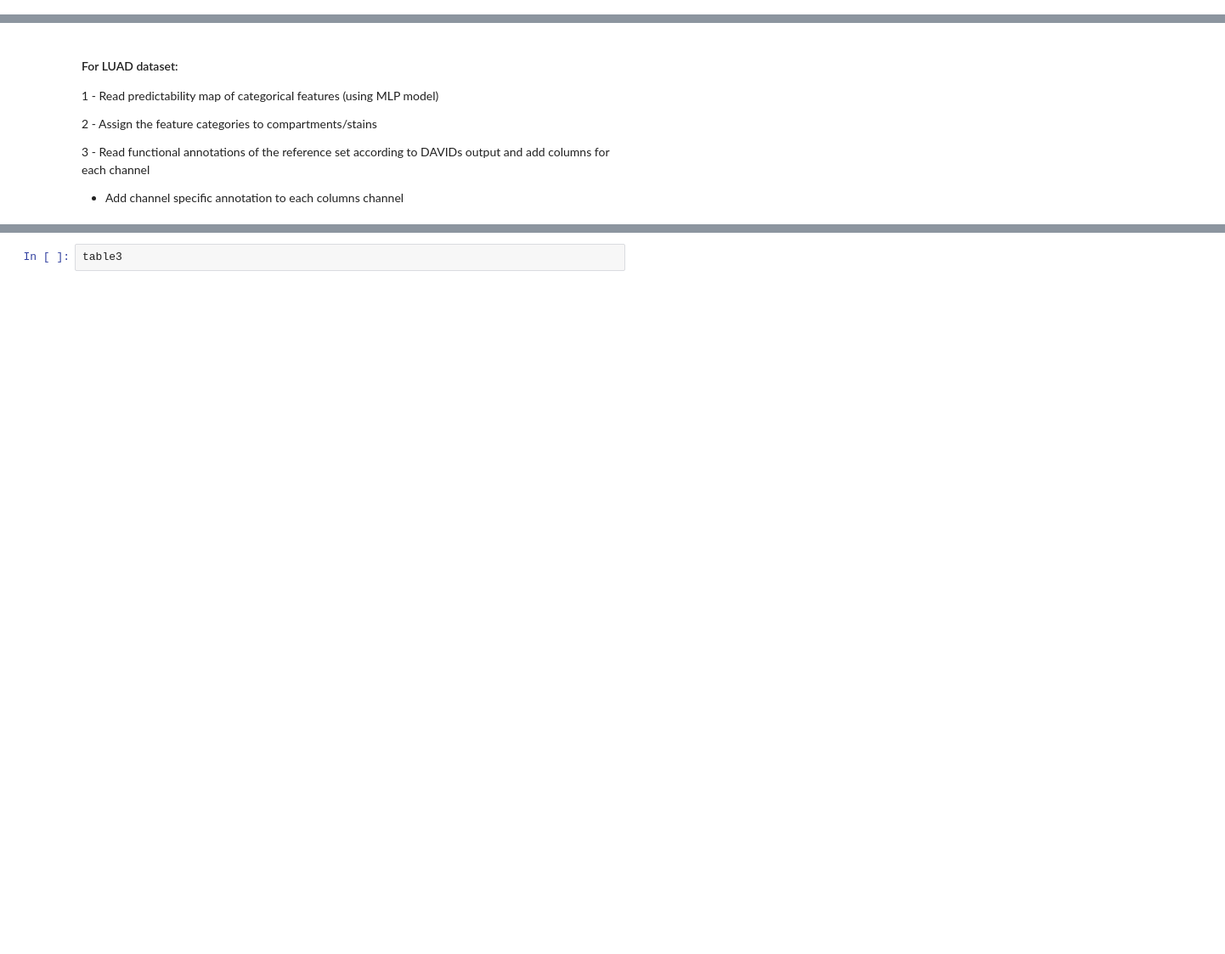
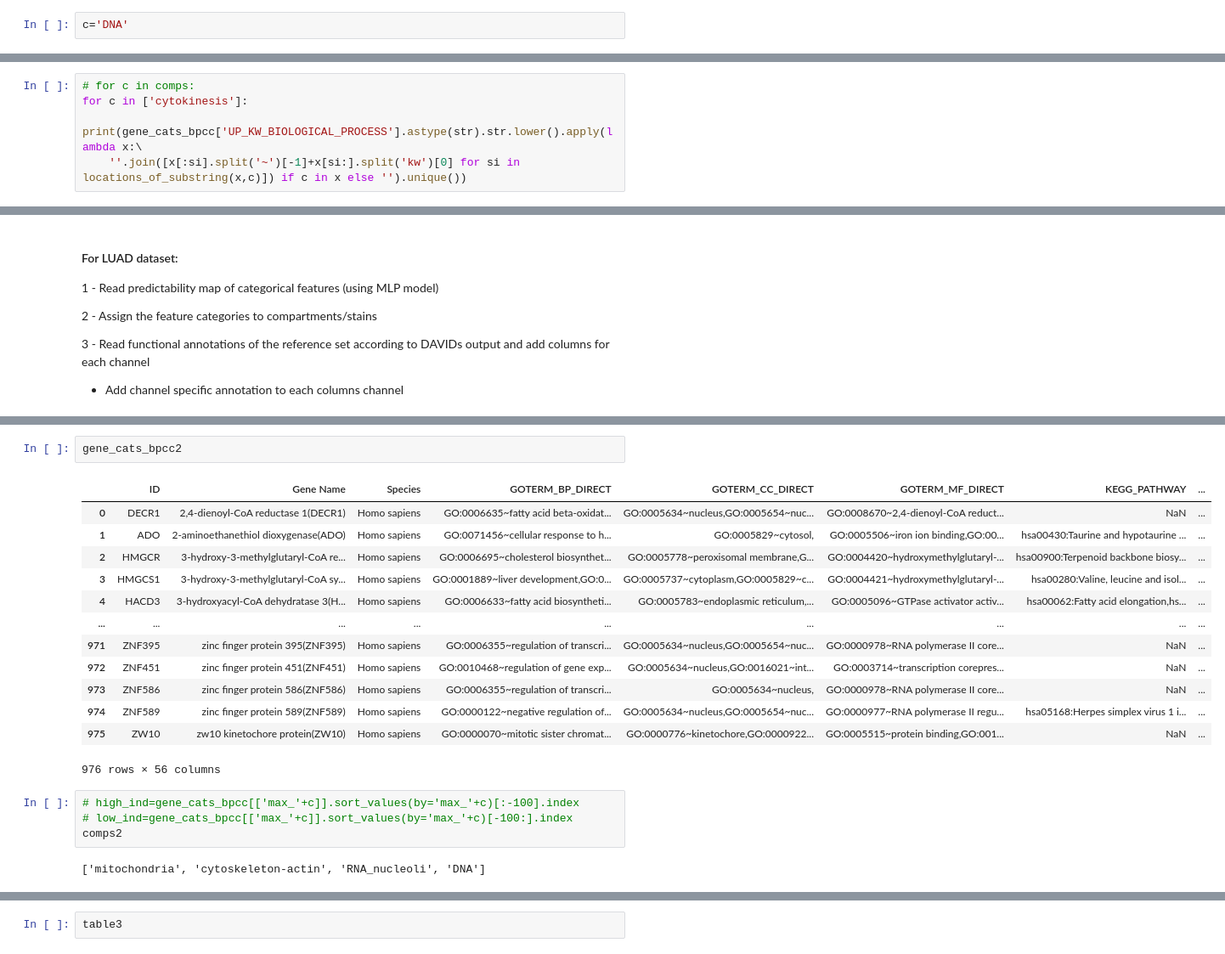
Before and after one commit to carpenter-singh-lab/2022_Haghighi_NatureMethods, a Jupyter notebook: GO_terms_search/4-GO-terms-search-analysis.ipynb, the cells around one changed output, grey strips where cells are left out. Shown at 85% size. Saved outputs shown, nothing was run; the diff lists cells and outputs as text; blank space fills up the shorter version.

```diff
--- a/GO_terms_search/4-GO-terms-search-analysis.ipynb
+++ b/GO_terms_search/4-GO-terms-search-analysis.ipynb
@@ -18,0 +31,2 @@ def locations_of_substring(string, substring):
+# %%
+c='DNA'
@@ -18,0 +93,5 @@ def locations_of_substring(string, substring):
+# %%
+# for c in comps:
+for c in ['cytokinesis']:
+    print(gene_cats_bpcc['UP_KW_BIOLOGICAL_PROCESS'].astype(str).str.lower().apply(lambda x:\
+    ''.join([x[:si].split('~')[-1]+x[si:].split('kw')[0] for si in locations_of_substring(x,c)]) if c in x else '').unique())
@@ -144,0 +374,22 @@ ER
+# %%
+gene_cats_bpcc2
+# %% [output]
+|  | ID | Gene Name | Species | GOTERM_BP_DIRECT | GOTERM_CC_DIRECT | GOTERM_MF_DIRECT | KEGG_PATHWAY | ... |
+| 0 | DECR1 | 2,4-dienoyl-CoA reductase 1(DECR1) | Homo sapiens | GO:0006635~fatty acid beta-oxidat... | GO:0005634~nucleus,GO:0005654~nuc... | GO:0008670~2,4-dienoyl-CoA reduct... | NaN | ... |
+| 1 | ADO | 2-aminoethanethiol dioxygenase(ADO) | Homo sapiens | GO:0071456~cellular response to h... | GO:0005829~cytosol, | GO:0005506~iron ion binding,GO:00... | hsa00430:Taurine and hypotaurine ... | ... |
+| 2 | HMGCR | 3-hydroxy-3-methylglutaryl-CoA re... | Homo sapiens | GO:0006695~cholesterol biosynthet... | GO:0005778~peroxisomal membrane,G... | GO:0004420~hydroxymethylglutaryl-... | hsa00900:Terpenoid backbone biosy... | ... |
+| 3 | HMGCS1 | 3-hydroxy-3-methylglutaryl-CoA sy... | Homo sapiens | GO:0001889~liver development,GO:0... | GO:0005737~cytoplasm,GO:0005829~c... | GO:0004421~hydroxymethylglutaryl-... | hsa00280:Valine, leucine and isol... | ... |
+| 4 | HACD3 | 3-hydroxyacyl-CoA dehydratase 3(H... | Homo sapiens | GO:0006633~fatty acid biosyntheti... | GO:0005783~endoplasmic reticulum,... | GO:0005096~GTPase activator activ... | hsa00062:Fatty acid elongation,hs... | ... |
+| ... | ... | ... | ... | ... | ... | ... | ... | ... |
+| 971 | ZNF395 | zinc finger protein 395(ZNF395) | Homo sapiens | GO:0006355~regulation of transcri... | GO:0005634~nucleus,GO:0005654~nuc... | GO:0000978~RNA polymerase II core... | NaN | ... |
+| 972 | ZNF451 | zinc finger protein 451(ZNF451) | Homo sapiens | GO:0010468~regulation of gene exp... | GO:0005634~nucleus,GO:0016021~int... | GO:0003714~transcription corepres... | NaN | ... |
+| 973 | ZNF586 | zinc finger protein 586(ZNF586) | Homo sapiens | GO:0006355~regulation of transcri... | GO:0005634~nucleus, | GO:0000978~RNA polymerase II core... | NaN | ... |
+| 974 | ZNF589 | zinc finger protein 589(ZNF589) | Homo sapiens | GO:0000122~negative regulation of... | GO:0005634~nucleus,GO:0005654~nuc... | GO:0000977~RNA polymerase II regu... | hsa05168:Herpes simplex virus 1 i... | ... |
+| 975 | ZW10 | zw10 kinetochore protein(ZW10) | Homo sapiens | GO:0000070~mitotic sister chromat... | GO:0000776~kinetochore,GO:0000922... | GO:0005515~protein binding,GO:001... | NaN | ... |
+976 rows × 56 columns
+# %%
+# high_ind=gene_cats_bpcc[['max_'+c]].sort_values(by='max_'+c)[:-100].index
+# low_ind=gene_cats_bpcc[['max_'+c]].sort_values(by='max_'+c)[-100:].index
+comps2
+# %% [output]
+['mitochondria', 'cytoskeleton-actin', 'RNA_nucleoli', 'DNA']
```
Also changed, not shown: parts of 33 cells of this notebook, 29 other files.
